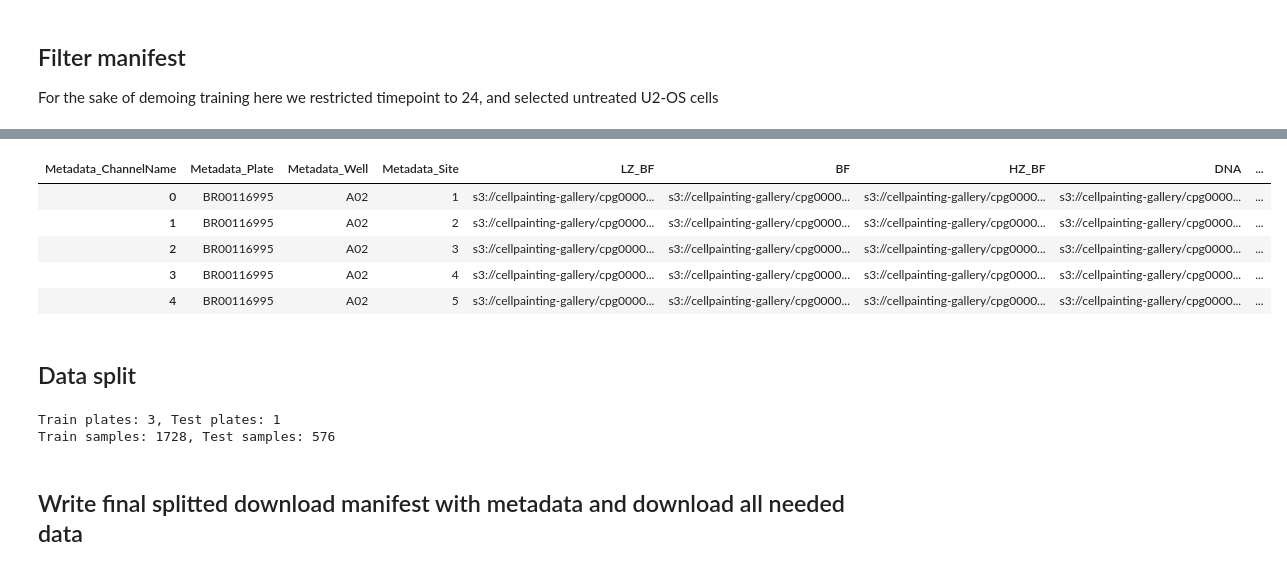
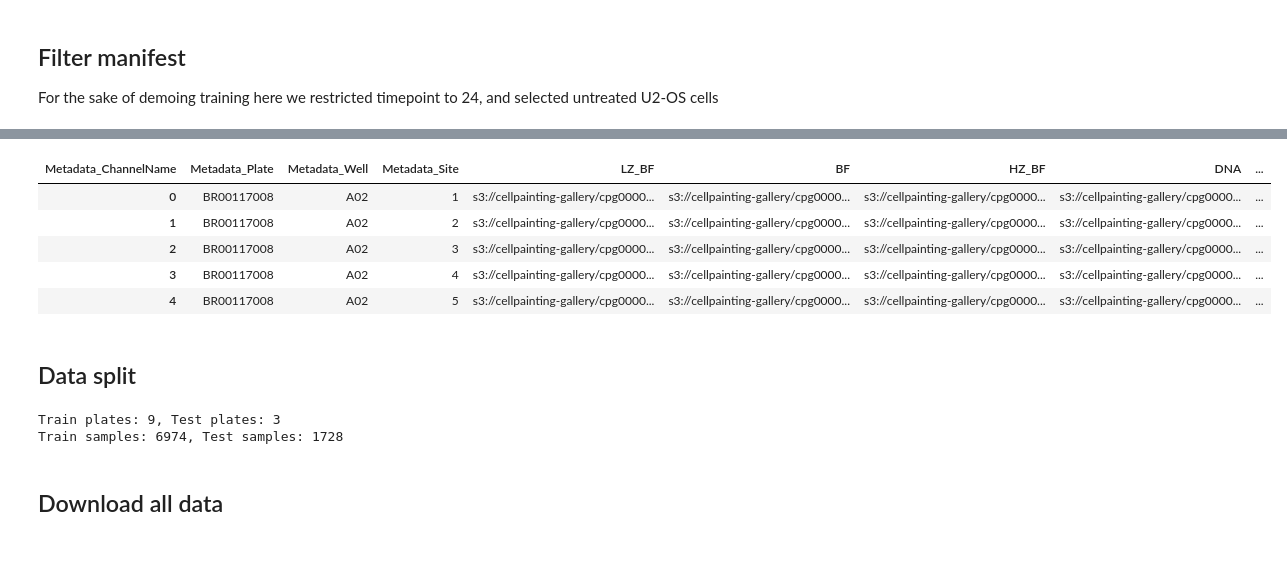
Before and after one commit to WayScience/virtual_stain_flow, a Jupyter notebook: examples/0.download_example_dataset.ipynb, the cells around one changed output, grey strips where cells are left out. Saved outputs shown, nothing was run; the diff lists cells and outputs as text; code cells hidden in the pictures.

```diff
--- a/examples/0.download_example_dataset.ipynb
+++ b/examples/0.download_example_dataset.ipynb
@@ -85,12 +85,12 @@ MANIFEST.head()
 ## Filter manifest
 For the sake of demoing training here we restricted timepoint to 24, and selected untreated U2-OS cells
 # %%
-negcon_u2os_24_manifest = MANIFEST[
-    (MANIFEST["Batch"] == "2020_11_04_CPJUMP1") &
-    (MANIFEST["control_type"] == "negcon") &
-    (MANIFEST["Cell_type"] == "U2OS") &
-    (MANIFEST["Time"] == 24)
+negcon_a549_48_manifest = MANIFEST[
+    (MANIFEST["Cell_type"] == "A549") &
+    (MANIFEST["Anomaly"] == "none") &
+    (MANIFEST["control_type"] == 'negcon') &
+    (MANIFEST["Time"] == 48)
 ]
-negcon_u2os_24_manifest.head()
+negcon_a549_48_manifest.head()
 # %% [output]
 |  | Metadata_Well | broad_sample | solvent | InChIKey | pert_iname | pubchem_cid | target | target_list | ... |
@@ -105,16 +105,19 @@ negcon_u2os_24_manifest.head()
 # %%
-wide_manifest = arrange_manifest_channels(negcon_u2os_24_manifest)
+wide_manifest = arrange_manifest_channels(negcon_a549_48_manifest)
 wide_manifest.head()
 # %% [output]
 | Metadata_ChannelName | Metadata_Plate | Metadata_Well | Metadata_Site | LZ_BF | BF | HZ_BF | DNA | ... |
-| 0 | BR00116995 | A02 | 1 | s3://cellpainting-gallery/cpg0000... | s3://cellpainting-gallery/cpg0000... | s3://cellpainting-gallery/cpg0000... | s3://cellpainting-gallery/cpg0000... | ... |
-| 1 | BR00116995 | A02 | 2 | s3://cellpainting-gallery/cpg0000... | s3://cellpainting-gallery/cpg0000... | s3://cellpainting-gallery/cpg0000... | s3://cellpainting-gallery/cpg0000... | ... |
-| 2 | BR00116995 | A02 | 3 | s3://cellpainting-gallery/cpg0000... | s3://cellpainting-gallery/cpg0000... | s3://cellpainting-gallery/cpg0000... | s3://cellpainting-gallery/cpg0000... | ... |
-| 3 | BR00116995 | A02 | 4 | s3://cellpainting-gallery/cpg0000... | s3://cellpainting-gallery/cpg0000... | s3://cellpainting-gallery/cpg0000... | s3://cellpainting-gallery/cpg0000... | ... |
-| 4 | BR00116995 | A02 | 5 | s3://cellpainting-gallery/cpg0000... | s3://cellpainting-gallery/cpg0000... | s3://cellpainting-gallery/cpg0000... | s3://cellpainting-gallery/cpg0000... | ... |
+| 0 | BR00117008 | A02 | 1 | s3://cellpainting-gallery/cpg0000... | s3://cellpainting-gallery/cpg0000... | s3://cellpainting-gallery/cpg0000... | s3://cellpainting-gallery/cpg0000... | ... |
+| 1 | BR00117008 | A02 | 2 | s3://cellpainting-gallery/cpg0000... | s3://cellpainting-gallery/cpg0000... | s3://cellpainting-gallery/cpg0000... | s3://cellpainting-gallery/cpg0000... | ... |
+| 2 | BR00117008 | A02 | 3 | s3://cellpainting-gallery/cpg0000... | s3://cellpainting-gallery/cpg0000... | s3://cellpainting-gallery/cpg0000... | s3://cellpainting-gallery/cpg0000... | ... |
+| 3 | BR00117008 | A02 | 4 | s3://cellpainting-gallery/cpg0000... | s3://cellpainting-gallery/cpg0000... | s3://cellpainting-gallery/cpg0000... | s3://cellpainting-gallery/cpg0000... | ... |
+| 4 | BR00117008 | A02 | 5 | s3://cellpainting-gallery/cpg0000... | s3://cellpainting-gallery/cpg0000... | s3://cellpainting-gallery/cpg0000... | s3://cellpainting-gallery/cpg0000... | ... |
 # %% [markdown]
 ## Data split
 # %%
+a549_data_dir = DATA_DOWNLOAD_DIR / "cpjump1_a549_48h"
+a549_data_dir.mkdir(exist_ok=True, parents=True)
+
 # Get unique plates
 unique_plates = wide_manifest['Metadata_Plate'].unique()
 
@@ -131,8 +134,12 @@ test_manifest_wide = wide_manifest[wide_manifest['Metadata_Plate'].isin(test_pla
 
 print(f"Train plates: {len(train_plates)}, Test plates: {len(test_plates)}")
 print(f"Train samples: {len(train_manifest_wide)}, Test samples: {len(test_manifest_wide)}")
+
+negcon_a549_48_manifest.to_csv(a549_data_dir / "raw_manifest.csv", index=False)
+train_manifest_wide.to_csv(a549_data_dir/ "train_manifest.csv", index=False)
+test_manifest_wide.to_csv(a549_data_dir / "test_manifest.csv", index=False)
 # %% [output]
-Train plates: 3, Test plates: 1
-Train samples: 1728, Test samples: 576
+Train plates: 9, Test plates: 3
+Train samples: 6974, Test samples: 1728
 # %% [markdown]
-## Write final splitted download manifest with metadata and download all needed data
+## Download all data
```
Also changed, not shown: parts of 6 cells of this notebook, 1 other file.
